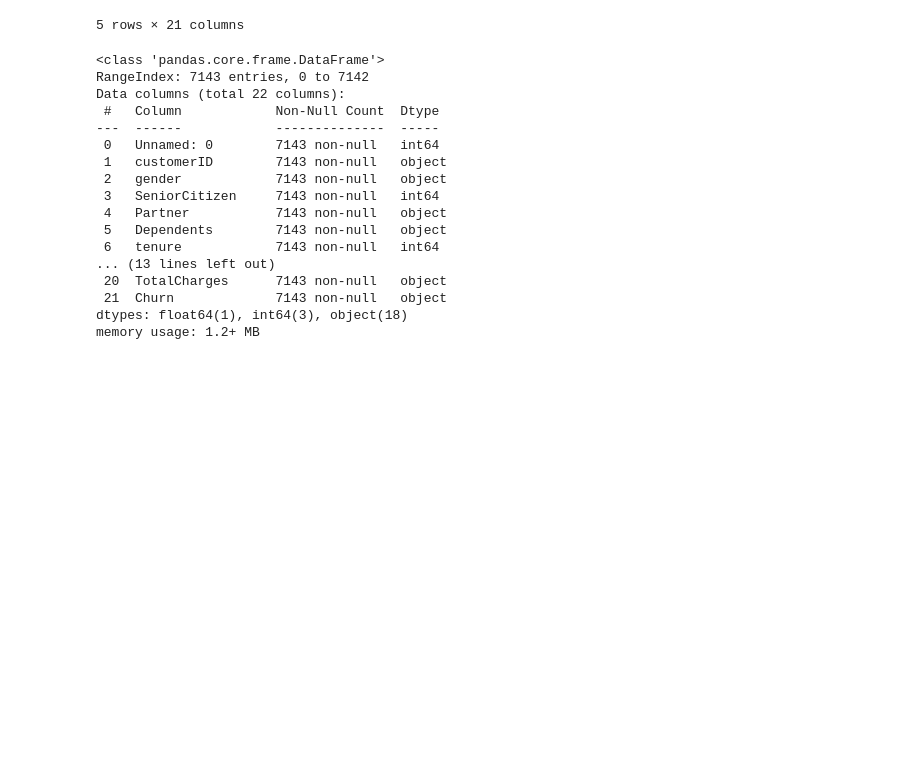
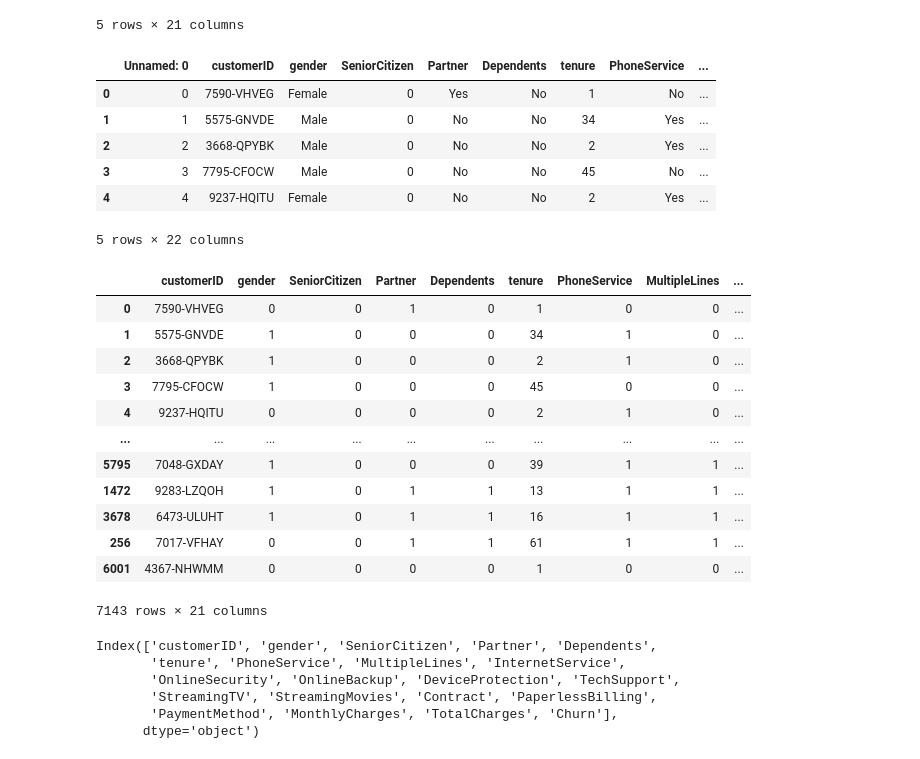
Before and after one commit to ThankiJay/Customer-Churn-Prediction, a Jupyter notebook: notebook/Data Manipulation.ipynb, the cells around one changed output. Saved outputs shown, nothing was run; the diff lists cells and outputs as text; code cells hidden in the pictures; blank space fills up the shorter version.

Commit message:
Added Data cleaning nb and data.csv file

```diff
--- a/notebook/Data Manipulation.ipynb
+++ b/notebook/Data Manipulation.ipynb
@@ -298,22 +415,37 @@ data.head()
 # saving the changes
 data.to_csv('data.csv')
 # %%
-pd.read_csv('data.csv').info()
+pd.read_csv('data.csv').head()
 # %% [output]
+|  | Unnamed: 0 | customerID | gender | SeniorCitizen | Partner | Dependents | tenure | PhoneService | ... |
+| 0 | 0 | 7590-VHVEG | Female | 0 | Yes | No | 1 | No | ... |
+| 1 | 1 | 5575-GNVDE | Male | 0 | No | No | 34 | Yes | ... |
+| 2 | 2 | 3668-QPYBK | Male | 0 | No | No | 2 | Yes | ... |
+| 3 | 3 | 7795-CFOCW | Male | 0 | No | No | 45 | No | ... |
+| 4 | 4 | 9237-HQITU | Female | 0 | No | No | 2 | Yes | ... |
-<class 'pandas.core.frame.DataFrame'>
-RangeIndex: 7143 entries, 0 to 7142
-Data columns (total 22 columns):
- #   Column            Non-Null Count  Dtype
----  ------            --------------  -----
- 0   Unnamed: 0        7143 non-null   int64
- 1   customerID        7143 non-null   object
- 2   gender            7143 non-null   object
- 3   SeniorCitizen     7143 non-null   int64
- 4   Partner           7143 non-null   object
- 5   Dependents        7143 non-null   object
- 6   tenure            7143 non-null   int64
-... (13 lines left out)
- 20  TotalCharges      7143 non-null   object
- 21  Churn             7143 non-null   object
-dtypes: float64(1), int64(3), object(18)
-memory usage: 1.2+ MB
+5 rows × 22 columns
+# %%
+data.rename({'':"extra"}, axis = 1)
+# %% [output]
+|  | customerID | gender | SeniorCitizen | Partner | Dependents | tenure | PhoneService | MultipleLines | ... |
+| 0 | 7590-VHVEG | 0 | 0 | 1 | 0 | 1 | 0 | 0 | ... |
+| 1 | 5575-GNVDE | 1 | 0 | 0 | 0 | 34 | 1 | 0 | ... |
+| 2 | 3668-QPYBK | 1 | 0 | 0 | 0 | 2 | 1 | 0 | ... |
+| 3 | 7795-CFOCW | 1 | 0 | 0 | 0 | 45 | 0 | 0 | ... |
+| 4 | 9237-HQITU | 0 | 0 | 0 | 0 | 2 | 1 | 0 | ... |
+| ... | ... | ... | ... | ... | ... | ... | ... | ... | ... |
+| 5795 | 7048-GXDAY | 1 | 0 | 0 | 0 | 39 | 1 | 1 | ... |
+| 1472 | 9283-LZQOH | 1 | 0 | 1 | 1 | 13 | 1 | 1 | ... |
+| 3678 | 6473-ULUHT | 1 | 0 | 1 | 1 | 16 | 1 | 1 | ... |
+| 256 | 7017-VFHAY | 0 | 0 | 1 | 1 | 61 | 1 | 1 | ... |
+| 6001 | 4367-NHWMM | 0 | 0 | 0 | 0 | 1 | 0 | 0 | ... |
+7143 rows × 21 columns
+# %%
+data.columns
+# %% [output]
+Index(['customerID', 'gender', 'SeniorCitizen', 'Partner', 'Dependents',
+       'tenure', 'PhoneService', 'MultipleLines', 'InternetService',
+       'OnlineSecurity', 'OnlineBackup', 'DeviceProtection', 'TechSupport',
+       'StreamingTV', 'StreamingMovies', 'Contract', 'PaperlessBilling',
+       'PaymentMethod', 'MonthlyCharges', 'TotalCharges', 'Churn'],
+      dtype='object')
```
Also changed, not shown: parts of 20 cells of this notebook, 2 other files.
